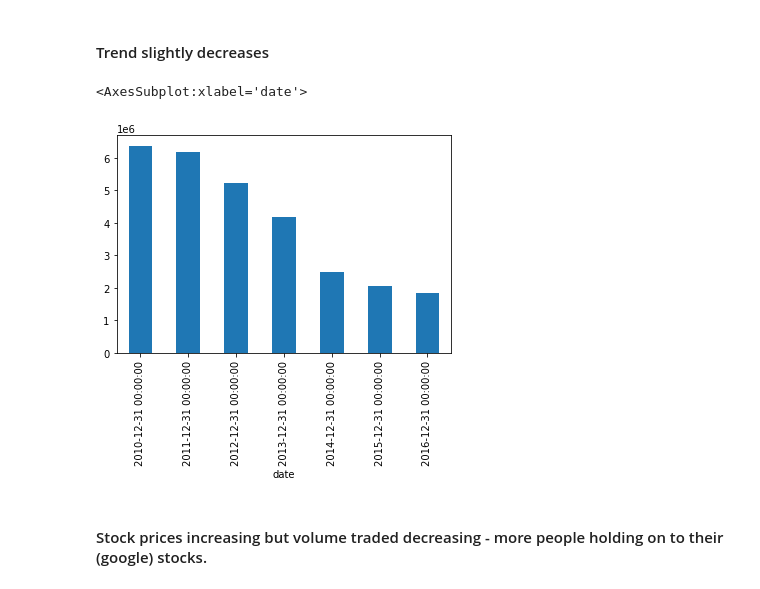
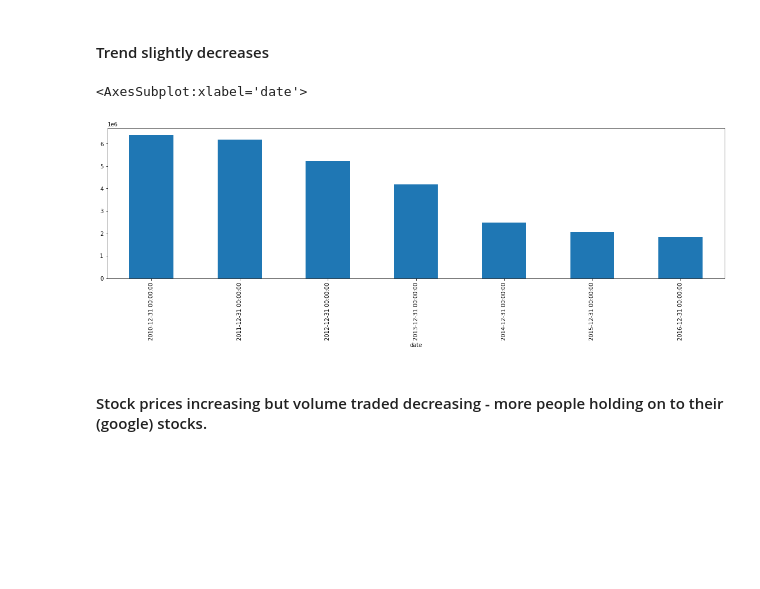
Before and after one commit to Zaki171/Google-Stock-Analysis-and-Predictions, a Jupyter notebook: google-stock-prices-eda.ipynb, the cells around one changed output. Cells and saved outputs as stored; diff of their text form; code cells hidden in the pictures; blank space fills up the shorter version.

```diff
--- a/google-stock-prices-eda.ipynb
+++ b/google-stock-prices-eda.ipynb
@@ -216,10 +216,11 @@ sns.lineplot(data = google, x = 'date', y = 'volume')
 # %%
 google = google.set_index('date')
 # %%
+plt.figure(figsize=(20,5))
 google['volume'].resample('Y').mean().plot.bar()
 # %% [output]
 <AxesSubplot:xlabel='date'>
-[figure, old version]
+[figure, new version]
 # %% [markdown]
 #### Stock prices increasing but volume traded decreasing - more people holding on to their (google) stocks.
 # %% [markdown]
```
Also changed, not shown: parts of 13 cells of this notebook.
